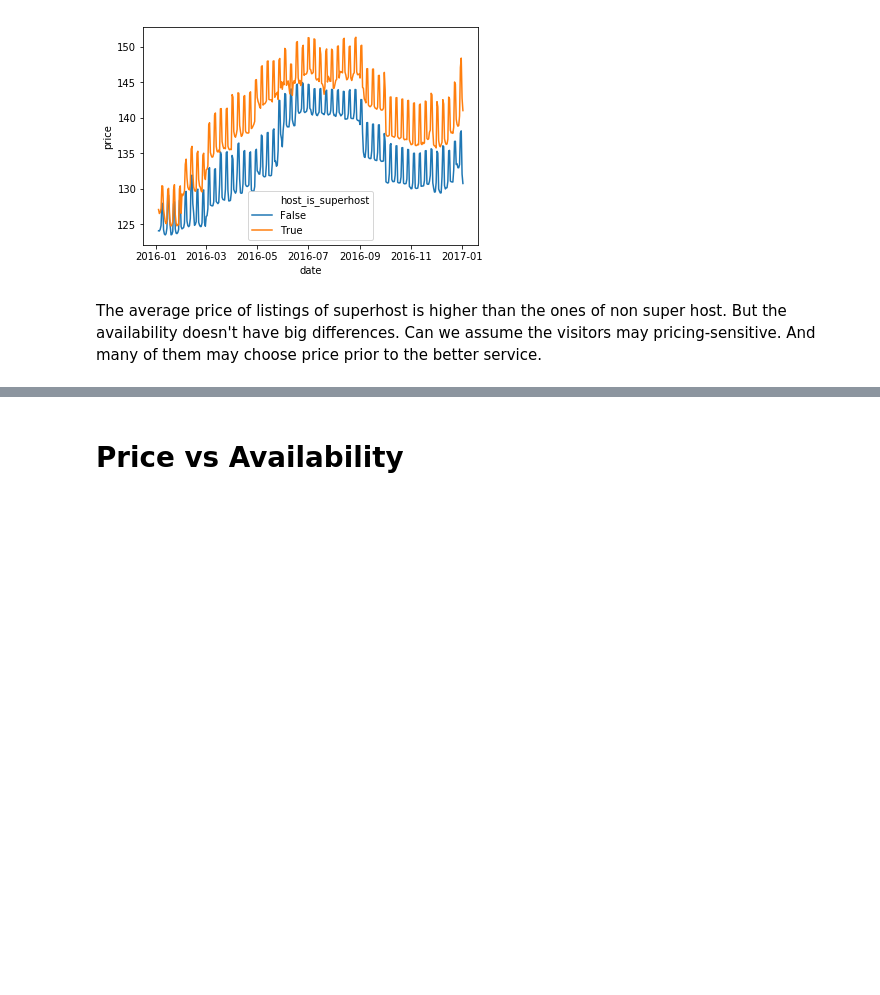
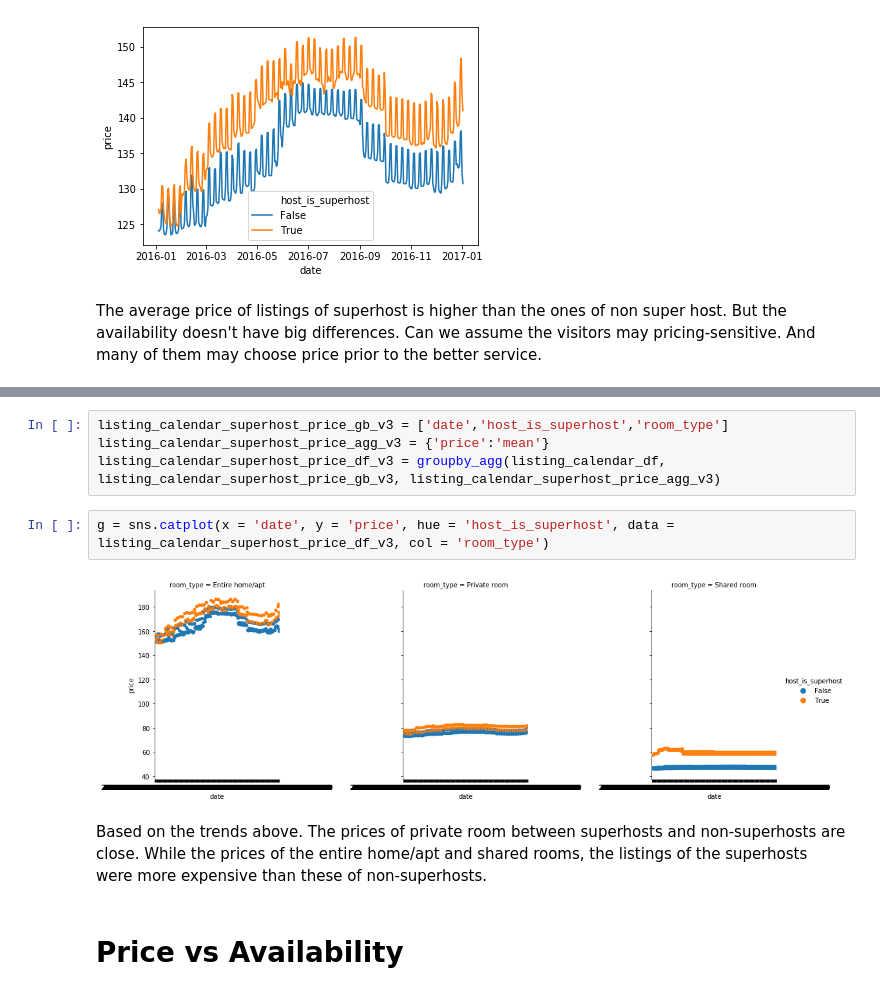
Before and after one commit to Mendy5/Udacity_Data_Scientist_Projects, a Jupyter notebook: P1_Writing_a_Data_Scientist_Blog_Post/Seattle_AirBnB_Data_Analysis_v2.0.ipynb, the cells around one changed output, grey strips where cells are left out. Cells and saved outputs as stored; diff of their text form; blank space fills up the shorter version.

```diff
--- a/P1_Writing_a_Data_Scientist_Blog_Post/Seattle_AirBnB_Data_Analysis_v2.0.ipynb
+++ b/P1_Writing_a_Data_Scientist_Blog_Post/Seattle_AirBnB_Data_Analysis_v2.0.ipynb
@@ -460,3 +491,13 @@ The average price of listings of superhost is higher than the ones of non super
+# %%
+listing_calendar_superhost_price_gb_v3 = ['date','host_is_superhost','room_type']
+listing_calendar_superhost_price_agg_v3 = {'price':'mean'}
+listing_calendar_superhost_price_df_v3 = groupby_agg(listing_calendar_df, listing_calendar_superhost_price_gb_v3, listing_calendar_superhost_price_agg_v3)
+# %%
+g = sns.catplot(x = 'date', y = 'price', hue = 'host_is_superhost', data = listing_calendar_superhost_price_df_v3, col = 'room_type')
+# %% [output]
+[figure, added]
+# %% [markdown]
+Based on the trends above. The prices of private room between superhosts and non-superhosts are close. While the prices of the entire home/apt and shared rooms, the listings of the superhosts were more expensive than these of non-superhosts.
 # %% [markdown]
 # Price vs Availability
 # %%
```
Also changed, not shown: parts of 22 cells of this notebook.
